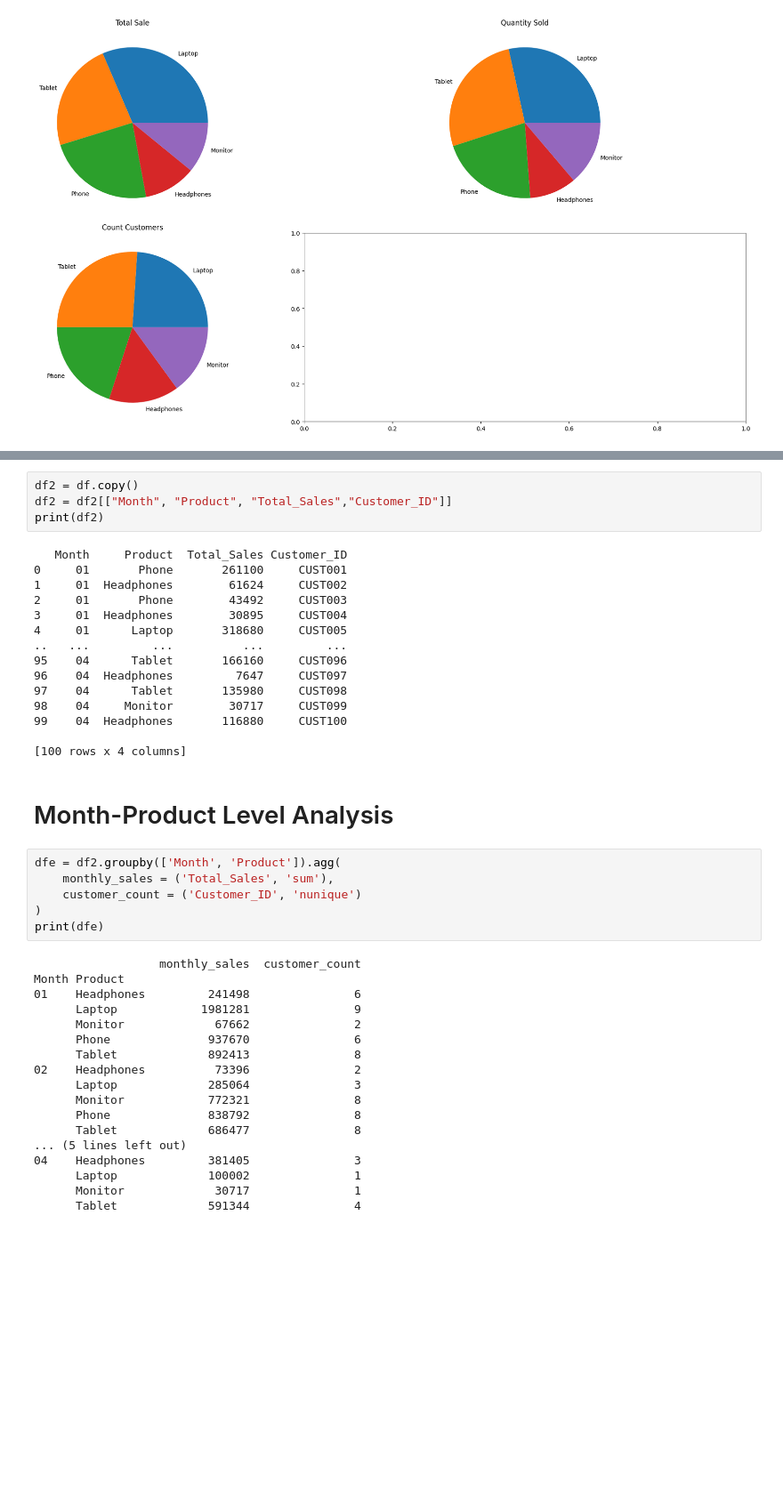
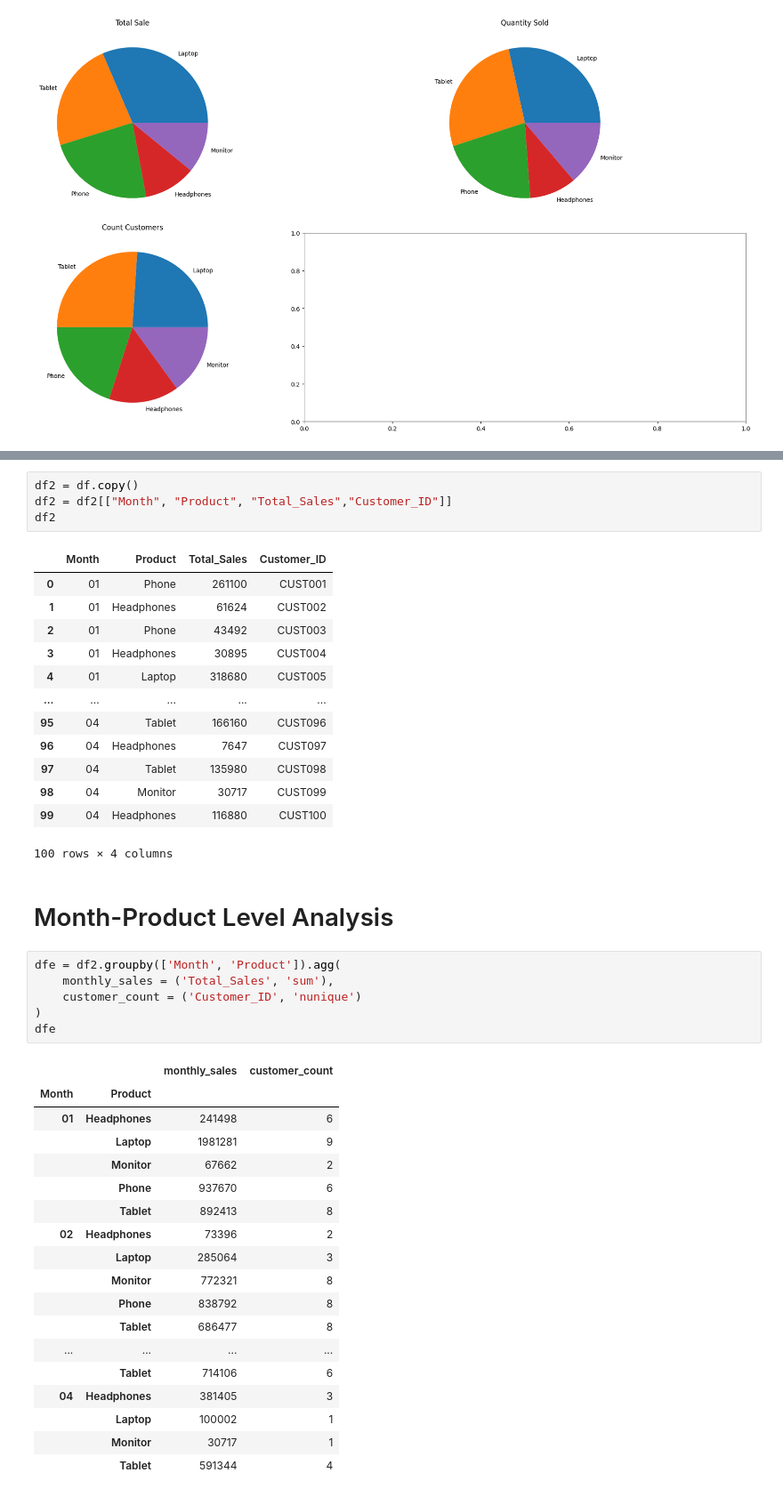
Before and after one commit to RookieCoder12/DevArena-Week-3, a Jupyter notebook: sales_analysis.ipynb, the cells around one changed output, grey strips where cells are left out. Shown at 89% size. Drawn from its saved outputs; the diff is of its cells as text; blank space fills up the shorter version.

```diff
--- a/sales_analysis.ipynb
+++ b/sales_analysis.ipynb
@@ -188,48 +186,48 @@ West       2123922             94               26
 # %%
 df2 = df.copy()
 df2 = df2[["Month", "Product", "Total_Sales","Customer_ID"]]
-print(df2)
+df2
 # %% [output]
+|  | Month | Product | Total_Sales | Customer_ID |
+| 0 | 01 | Phone | 261100 | CUST001 |
+| 1 | 01 | Headphones | 61624 | CUST002 |
+| 2 | 01 | Phone | 43492 | CUST003 |
+| 3 | 01 | Headphones | 30895 | CUST004 |
+| 4 | 01 | Laptop | 318680 | CUST005 |
+| ... | ... | ... | ... | ... |
+| 95 | 04 | Tablet | 166160 | CUST096 |
+| 96 | 04 | Headphones | 7647 | CUST097 |
+| 97 | 04 | Tablet | 135980 | CUST098 |
+| 98 | 04 | Monitor | 30717 | CUST099 |
+| 99 | 04 | Headphones | 116880 | CUST100 |
-   Month     Product  Total_Sales Customer_ID
-0     01       Phone       261100     CUST001
-1     01  Headphones        61624     CUST002
-2     01       Phone        43492     CUST003
-3     01  Headphones        30895     CUST004
-4     01      Laptop       318680     CUST005
-..   ...         ...          ...         ...
-95    04      Tablet       166160     CUST096
-96    04  Headphones         7647     CUST097
-97    04      Tablet       135980     CUST098
-98    04     Monitor        30717     CUST099
-99    04  Headphones       116880     CUST100
-
-[100 rows x 4 columns]
+100 rows × 4 columns
 # %% [markdown]
 # Month-Product Level Analysis
 # %%
 dfe = df2.groupby(['Month', 'Product']).agg(
     monthly_sales = ('Total_Sales', 'sum'),
     customer_count = ('Customer_ID', 'nunique')
 )
-print(dfe)
+dfe
 # %% [output]
-                  monthly_sales  customer_count
-Month Product
-01    Headphones         241498               6
-      Laptop            1981281               9
-      Monitor             67662               2
-      Phone              937670               6
-      Tablet             892413               8
-02    Headphones          73396               2
-      Laptop             285064               3
-      Monitor            772321               8
-      Phone              838792               8
-      Tablet             686477               8
-... (5 lines left out)
-04    Headphones         381405               3
-      Laptop             100002               1
-      Monitor             30717               1
-      Tablet             591344               4
+|  |  | monthly_sales | customer_count |
+| Month | Product |  |  |
+| 01 | Headphones | 241498 | 6 |
+|  | Laptop | 1981281 | 9 |
+|  | Monitor | 67662 | 2 |
+|  | Phone | 937670 | 6 |
+|  | Tablet | 892413 | 8 |
+| 02 | Headphones | 73396 | 2 |
+|  | Laptop | 285064 | 3 |
+|  | Monitor | 772321 | 8 |
+|  | Phone | 838792 | 8 |
+|  | Tablet | 686477 | 8 |
+| ... | ... | ... | ... |
+|  | Tablet | 714106 | 6 |
+| 04 | Headphones | 381405 | 3 |
+|  | Laptop | 100002 | 1 |
+|  | Monitor | 30717 | 1 |
+|  | Tablet | 591344 | 4 |
 # %%
 headphones_sales = dfe.xs('Headphones', level='Product')
 laptop_sales = dfe.xs('Laptop', level='Product')
```
Also changed, not shown: parts of 7 cells of this notebook, 1 other file.
